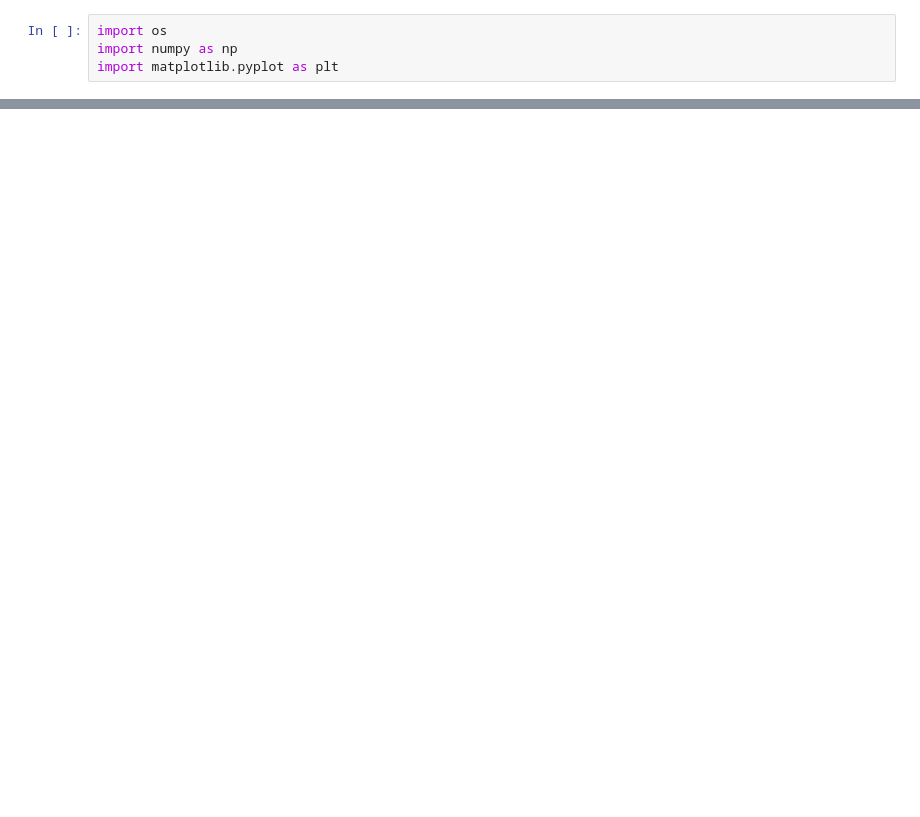
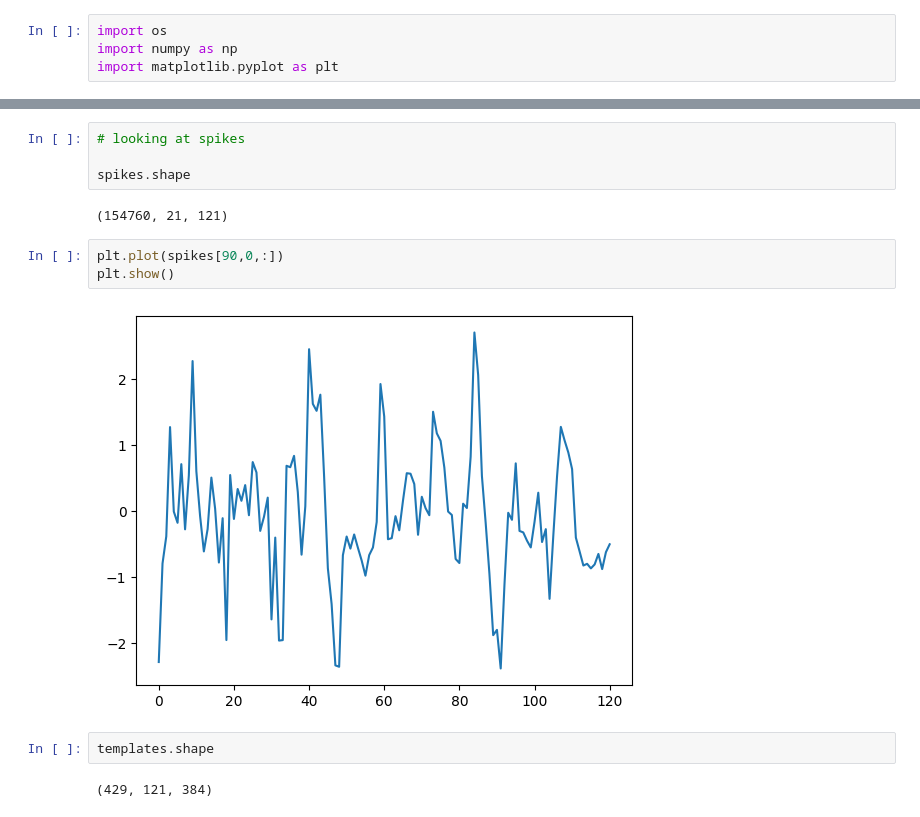
Before and after one commit to N0AHt/waveform_embeddings, a Jupyter notebook: notebooks/dataset_exploration_ceedibl.ipynb, the cells around one changed output, grey strips where cells are left out. Saved outputs shown, nothing was run; the diff lists cells and outputs as text; blank space fills up the shorter version.

```diff
--- a/notebooks/dataset_exploration_ceedibl.ipynb
+++ b/notebooks/dataset_exploration_ceedibl.ipynb
@@ -20,0 +75,15 @@ for root, dirs, files in os.walk(path):
+# %%
+# looking at spikes
+
+spikes.shape
+# %% [output]
+(154760, 21, 121)
+# %%
+plt.plot(spikes[90,0,:])
+plt.show()
+# %% [output]
+[figure, added]
+# %%
+templates.shape
+# %% [output]
+(429, 121, 384)
```
Also changed, not shown: parts of 15 cells of this notebook.
